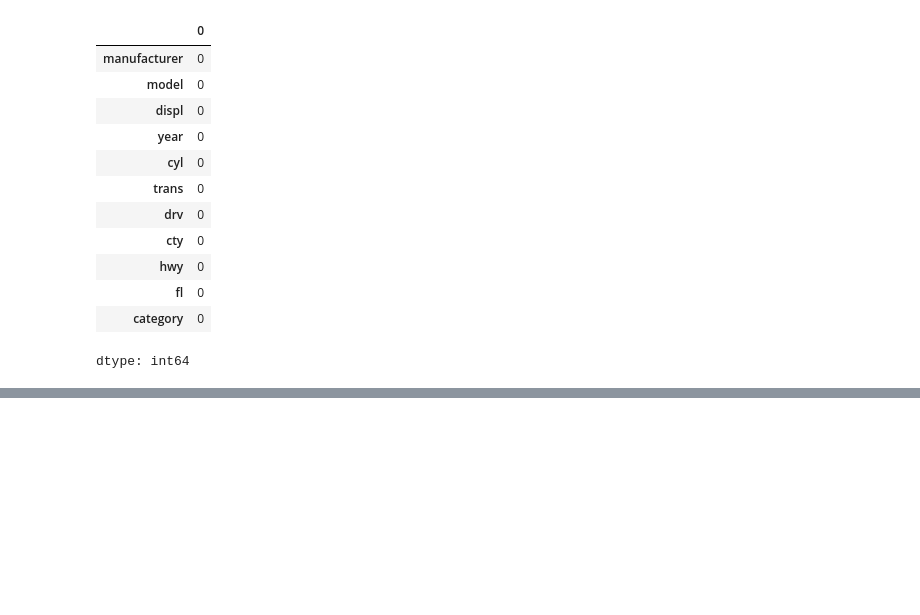
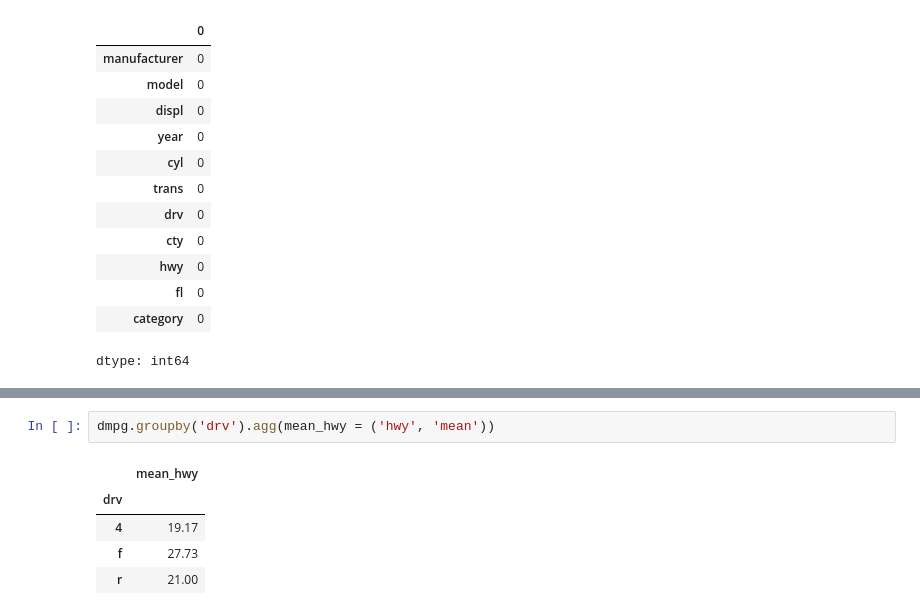
Before and after one commit to Acsr17107/2025-1-myclass-BDA, a Jupyter notebook: inclass/09w_B_wed_0430_easy_ch07.ipynb, the cells around one changed output, grey strips where cells are left out. Saved outputs shown, nothing was run; the diff lists cells and outputs as text; blank space fills up the shorter version.

```diff
--- a/inclass/09w_B_wed_0430_easy_ch07.ipynb
+++ b/inclass/09w_B_wed_0430_easy_ch07.ipynb
@@ -699,0 +725,8 @@ dtype: int64
+# %%
+dmpg.groupby('drv').agg(mean_hwy = ('hwy', 'mean'))
+# %% [output]
+|  | mean_hwy |
+| drv |  |
+| 4 | 19.17 |
+| f | 27.73 |
+| r | 21.00 |
```
Also changed, not shown: parts of 13 cells of this notebook.
